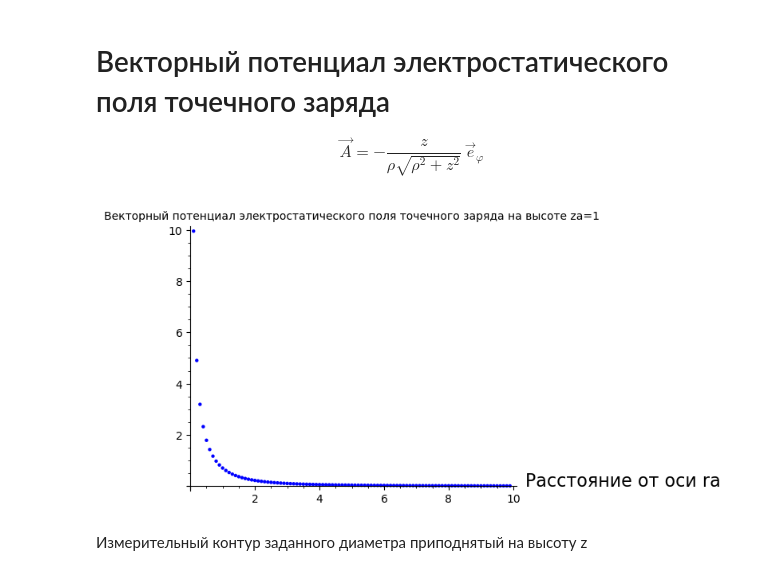
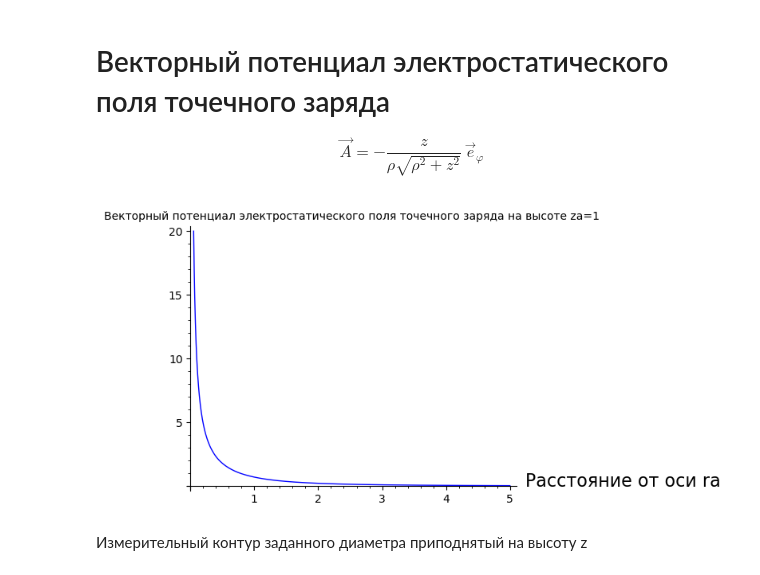
Before and after one commit to daju1/articles, a Jupyter notebook: electrostatic_vector_potential/Vector_potential_of_a_precessing_magnetic_dipole.ipynb, the cells around one changed output. Cells and saved outputs as stored; diff of their text form; code cells hidden in the pictures.

```diff
--- a/electrostatic_vector_potential/Vector_potential_of_a_precessing_magnetic_dipole.ipynb
+++ b/electrostatic_vector_potential/Vector_potential_of_a_precessing_magnetic_dipole.ipynb
@@ -247,8 +230,8 @@ for ir in range(1,100):
-# %%
-p = list_plot(plot_data_A_q_r)
-p.show(title="Векторный потенциал электростатического поля точечного заряда на высоте za=1",
-       axes_labels=["Расстояние от оси ra", ""])
-# %% [output]
-[figure, removed]
+# %%
+p = plot(A_q(ra = r_a, za = 1), (r_a, 0.05, 5))
+p.show(title="Векторный потенциал электростатического поля точечного заряда на высоте za=1",
+       axes_labels=["Расстояние от оси ra", ""])
+# %% [output]
+[figure, added]
 # %% [markdown]
 Измерительный контур заданного диаметра приподнятый на высоту z
```
Also changed, not shown: parts of 84 cells of this notebook.
